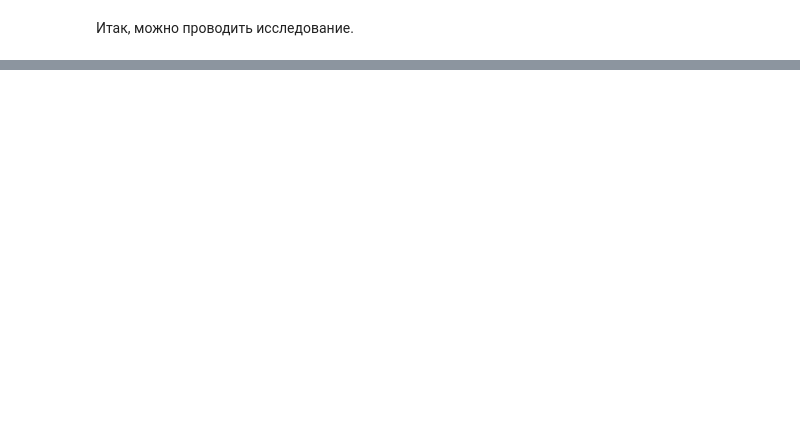
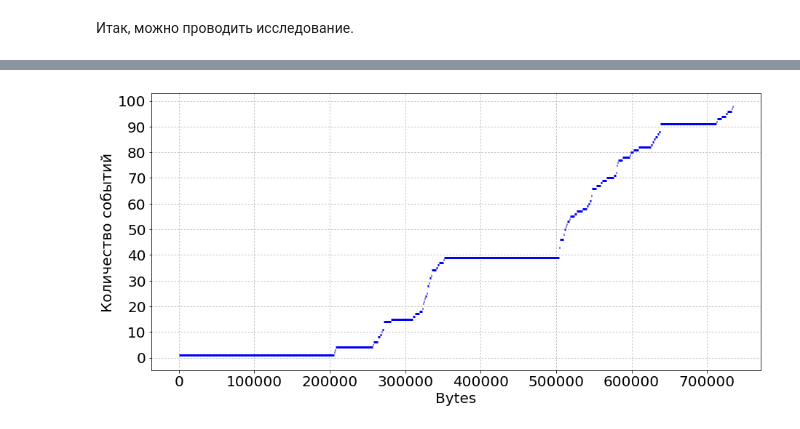
Before and after one commit to svinkapeppa/stochastic, a Jupyter notebook: lab_5/5.23.ipynb, the cells around one changed output, grey strips where cells are left out. Cells and saved outputs as stored; diff of their text form; code cells hidden in the pictures; blank space fills up the shorter version.

```diff
--- a/lab_5/5.23.ipynb
+++ b/lab_5/5.23.ipynb
@@ -57,0 +115,18 @@ time
+# %%
+byte = [int(data['bytes'][i]) if data['bytes'][i] is not '-' else 0 for i in indexes]
+# %%
+xi = [0]
+for i in range(100):
+    xi.append(byte[i])
+jumps = np.cumsum(xi)
+# %%
+plt.figure(figsize=(15, 7))
+for i in range(100 - 1):
+    plt.hlines(i, jumps[i], jumps[i+1], lw=3, color='blue')
+plt.grid(ls=':')
+plt.xticks(fontsize=20), plt.xlabel('Bytes', fontsize=20)
+plt.yticks(range(0, 101, 10), fontsize=20)
+plt.ylabel('Количество событий', fontsize=20)
+plt.show()
+# %% [output]
+[figure, added]
```
Also changed, not shown: parts of 25 cells of this notebook.
